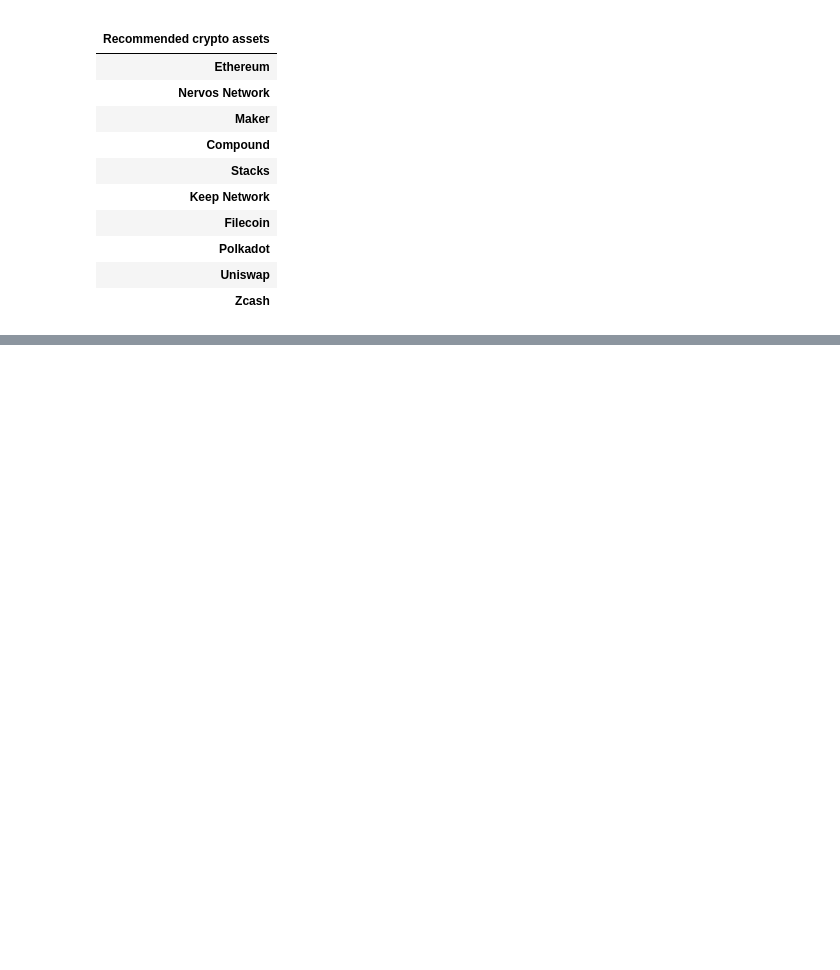
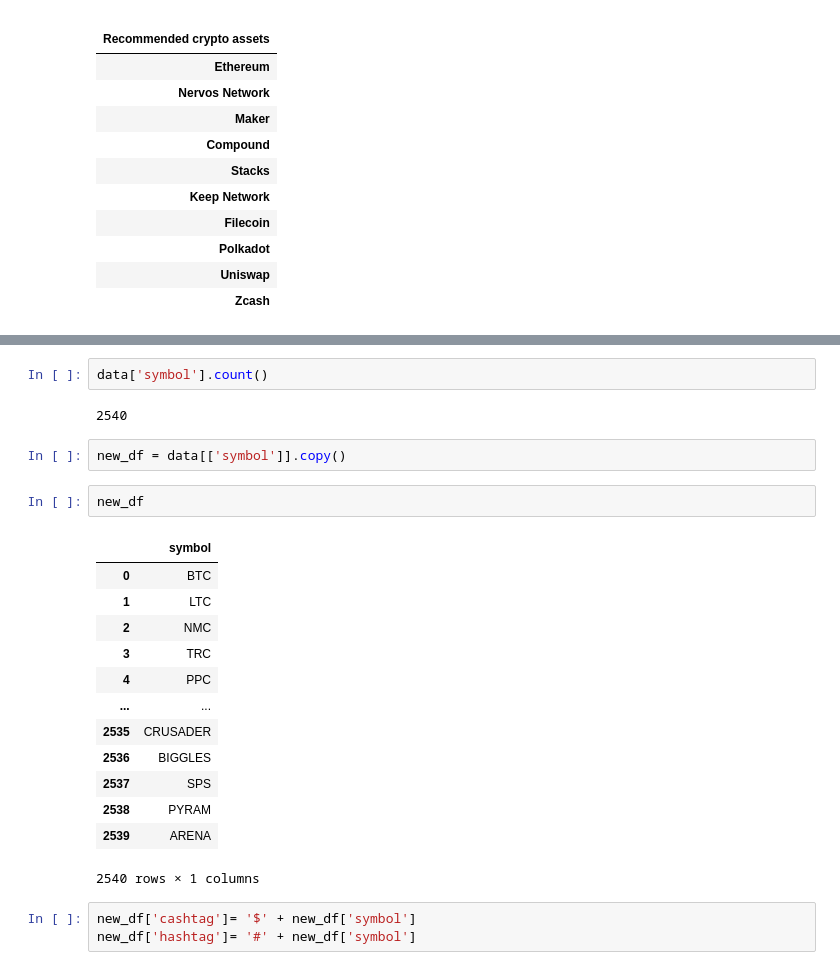
Before and after one commit to salsabillaflsft/MachineLearningProject, a Jupyter notebook: recommender_project.ipynb, the cells around one changed output, grey strips where cells are left out. Saved outputs shown, nothing was run; the diff lists cells and outputs as text; blank space fills up the shorter version.

```diff
--- a/recommender_project.ipynb
+++ b/recommender_project.ipynb
@@ -271,0 +282,25 @@ recommender('Bitcoin',name_index, data['name'])
+# %%
+data['symbol'].count()
+# %% [output]
+2540
+# %%
+new_df = data[['symbol']].copy()
+# %%
+new_df
+# %% [output]
+|  | symbol |
+| 0 | BTC |
+| 1 | LTC |
+| 2 | NMC |
+| 3 | TRC |
+| 4 | PPC |
+| ... | ... |
+| 2535 | CRUSADER |
+| 2536 | BIGGLES |
+| 2537 | SPS |
+| 2538 | PYRAM |
+| 2539 | ARENA |
+2540 rows × 1 columns
+# %%
+new_df['cashtag']= '$' + new_df['symbol']
+new_df['hashtag']= '#' + new_df['symbol']
```
Also changed, not shown: parts of 5 cells of this notebook.
